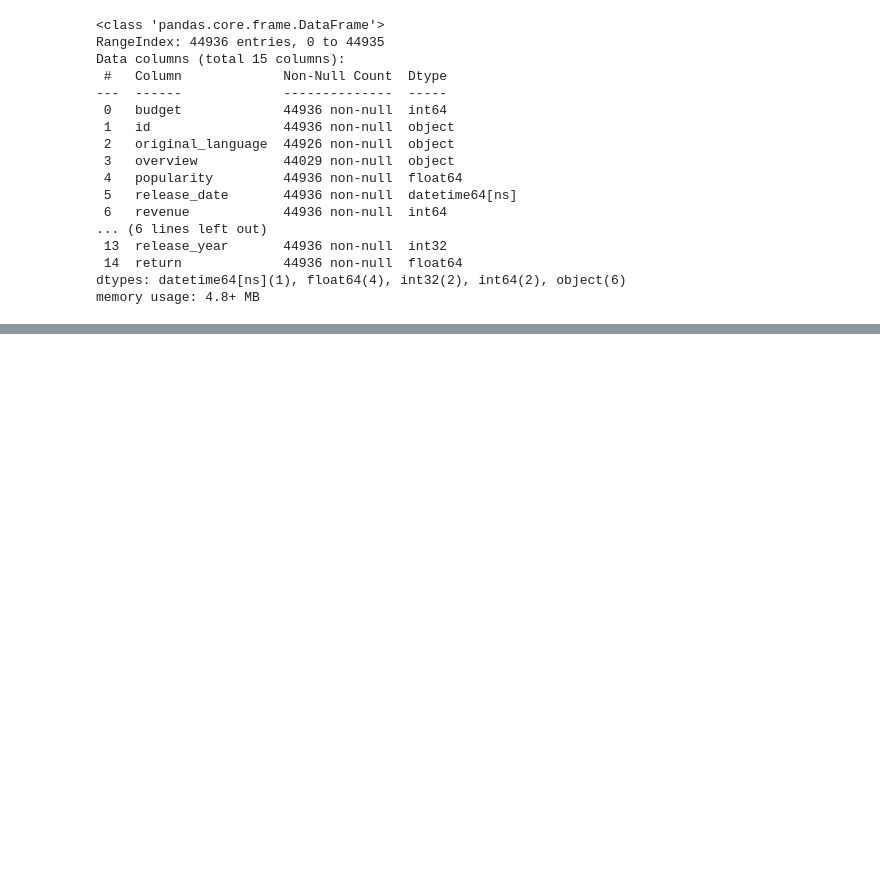
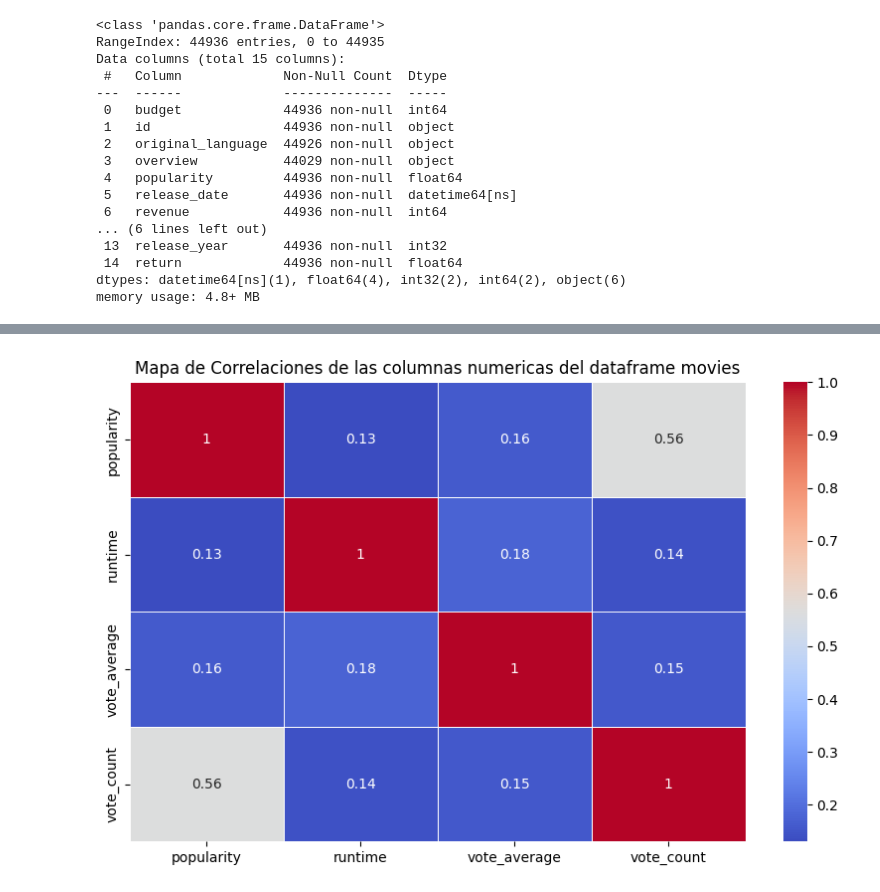
Before and after one commit to FranciscoHugoLezik/Proyecto_Peliculas, a Jupyter notebook: reports/EDA_movies.ipynb, the cells around one changed output, grey strips where cells are left out. Drawn from its saved outputs; the diff is of its cells as text; code cells hidden in the pictures; blank space fills up the shorter version.

```diff
--- a/reports/EDA_movies.ipynb
+++ b/reports/EDA_movies.ipynb
@@ -124,0 +198,2 @@ memory usage: 2.2 MB
+# %%
+spoken_languages_df.drop(columns=['iso_639_1'], inplace=True)
@@ -124,0 +212,2 @@ memory usage: 2.2 MB
+# %%
+spoken_languages_df.rename(columns={'name': 'spoken_language'}, inplace=True)
@@ -124,0 +226,2 @@ memory usage: 2.2 MB
+# %%
+movies = columnas_a_analizar.merge(genres_df, on='movie_id', how='inner').merge(spoken_languages_df, on='movie_id', how='inner')
@@ -124,0 +258,2 @@ memory usage: 2.2 MB
+# %%
+columnas_numericas = movies.select_dtypes(include=[np.number])
@@ -124,0 +274,7 @@ memory usage: 2.2 MB
+# %%
+plt.figure(figsize=(10,6))
+sns.heatmap(columnas_numericas.corr(), annot=True, cmap='coolwarm', linewidths=0.5)
+plt.title('Mapa de Correlaciones de las columnas numericas del dataframe movies')
+plt.show()
+# %% [output]
+[figure, added]
```
Also changed, not shown: parts of 36 cells of this notebook.
